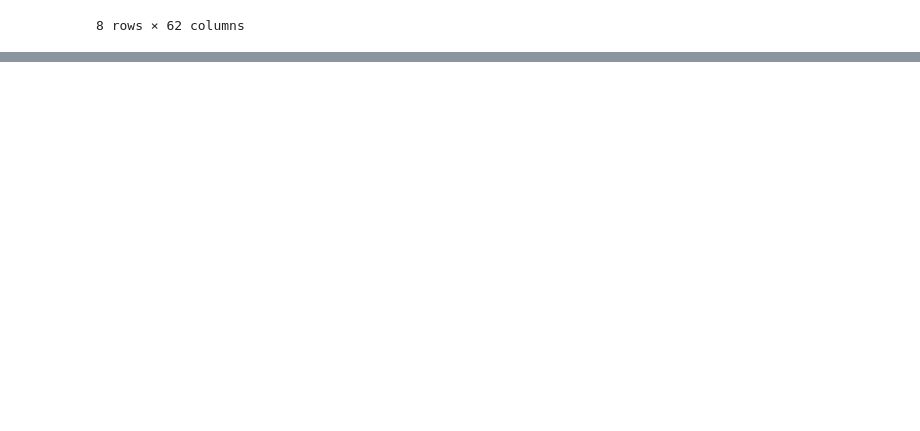
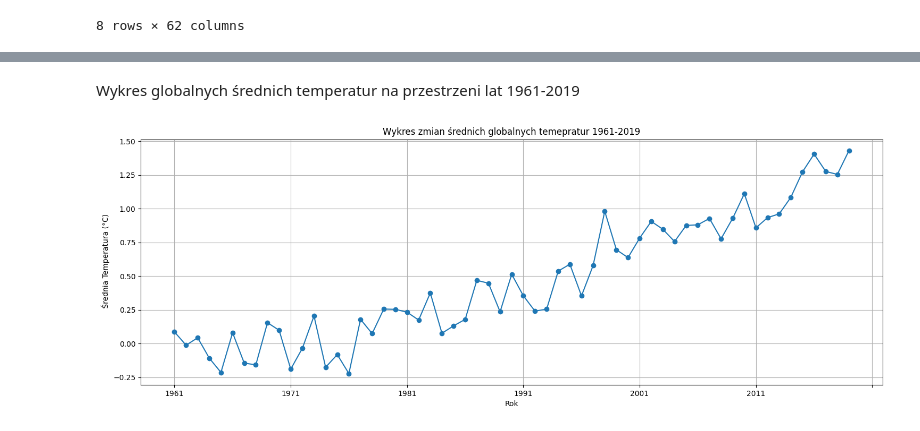
Before and after one commit to PiotrDziedzina/EDA-i-Wstepna-Analiza-Python, a Jupyter notebook: projekt.ipynb, the cells around one changed output, grey strips where cells are left out. Saved outputs shown, nothing was run; the diff lists cells and outputs as text; code cells hidden in the pictures; blank space fills up the shorter version.

```diff
--- a/projekt.ipynb
+++ b/projekt.ipynb
@@ -345,0 +166,12 @@ Prognozy na kolejne 5 lat: {2020: 1.4019403, 2021: 1.6328329, 2022: 1.7637724, 2
+# %% [markdown]
+Wykres globalnych średnich temperatur na przestrzeni lat 1961-2019
+# %%
+plt.figure(figsize=(18, 6))
+yearly_global_means.plot(kind='line', marker='o')
+plt.title('Wykres zmian średnich globalnych temepratur 1961-2019')
+plt.xlabel('Rok')
+plt.ylabel(' Średnia Temperatura (°C)')
+plt.grid(True)
+plt.show()
+# %% [output]
+[figure, added]
```
Also changed, not shown: parts of 73 cells of this notebook.
